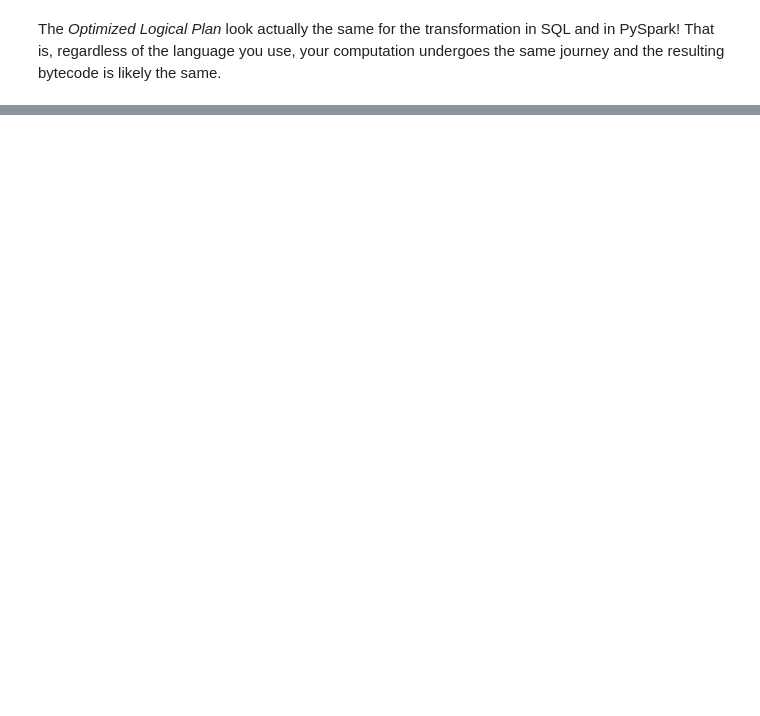
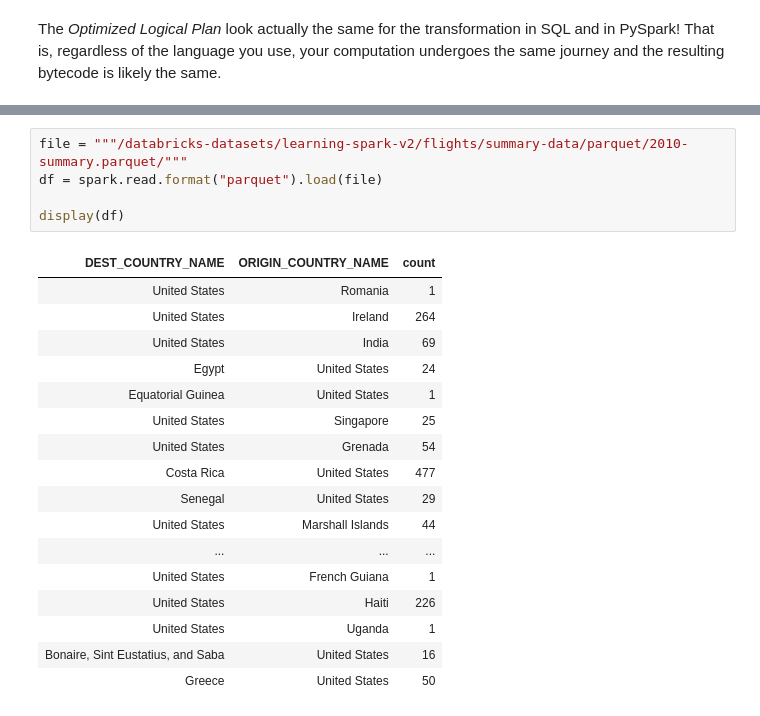
Before and after one commit to Marco-Santoni/databricks-from-scratch, a Jupyter notebook: training-spark/5_spark_sql_engine.ipynb, the cells around one changed output, grey strips where cells are left out. Cells and saved outputs as stored; diff of their text form; blank space fills up the shorter version.

```diff
--- a/training-spark/5_spark_sql_engine.ipynb
+++ b/training-spark/5_spark_sql_engine.ipynb
@@ -168,0 +298,23 @@ The _Optimized Logical Plan_ look actually the same for the transformation in SQ
+# %%
+file = """/databricks-datasets/learning-spark-v2/flights/summary-data/parquet/2010-summary.parquet/"""
+df = spark.read.format("parquet").load(file)
+
+display(df)
+# %% [output]
+| DEST_COUNTRY_NAME | ORIGIN_COUNTRY_NAME | count |
+| United States | Romania | 1 |
+| United States | Ireland | 264 |
+| United States | India | 69 |
+| Egypt | United States | 24 |
+| Equatorial Guinea | United States | 1 |
+| United States | Singapore | 25 |
+| United States | Grenada | 54 |
+| Costa Rica | United States | 477 |
+| Senegal | United States | 29 |
+| United States | Marshall Islands | 44 |
+| ... | ... | ... |
+| United States | French Guiana | 1 |
+| United States | Haiti | 226 |
+| United States | Uganda | 1 |
+| Bonaire, Sint Eustatius, and Saba | United States | 16 |
+| Greece | United States | 50 |
```
Also changed, not shown: parts of 24 cells of this notebook.
